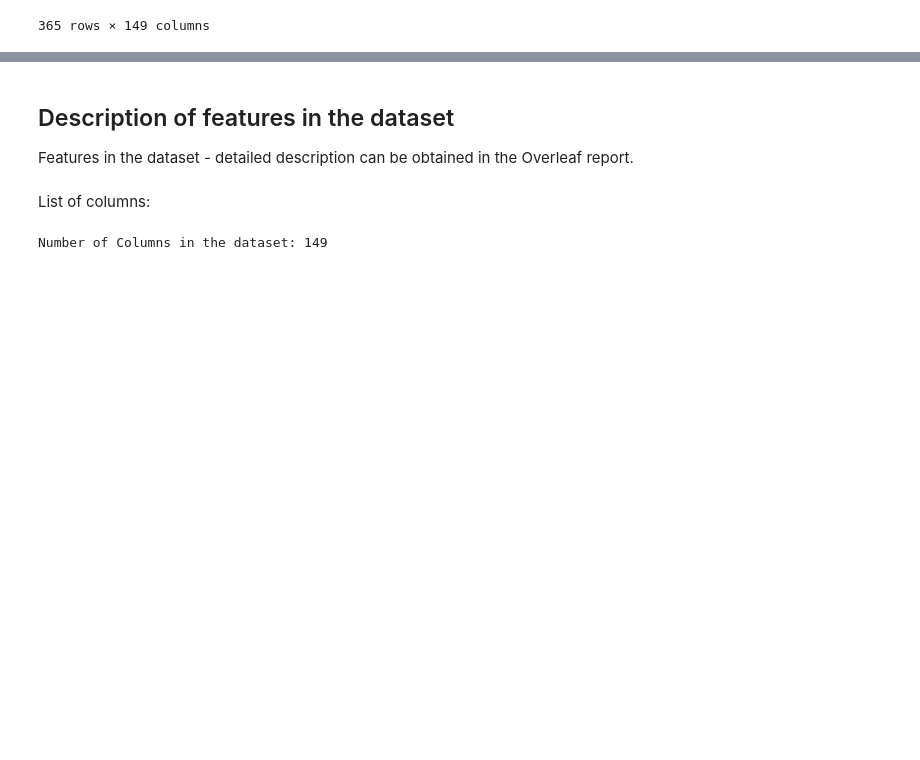
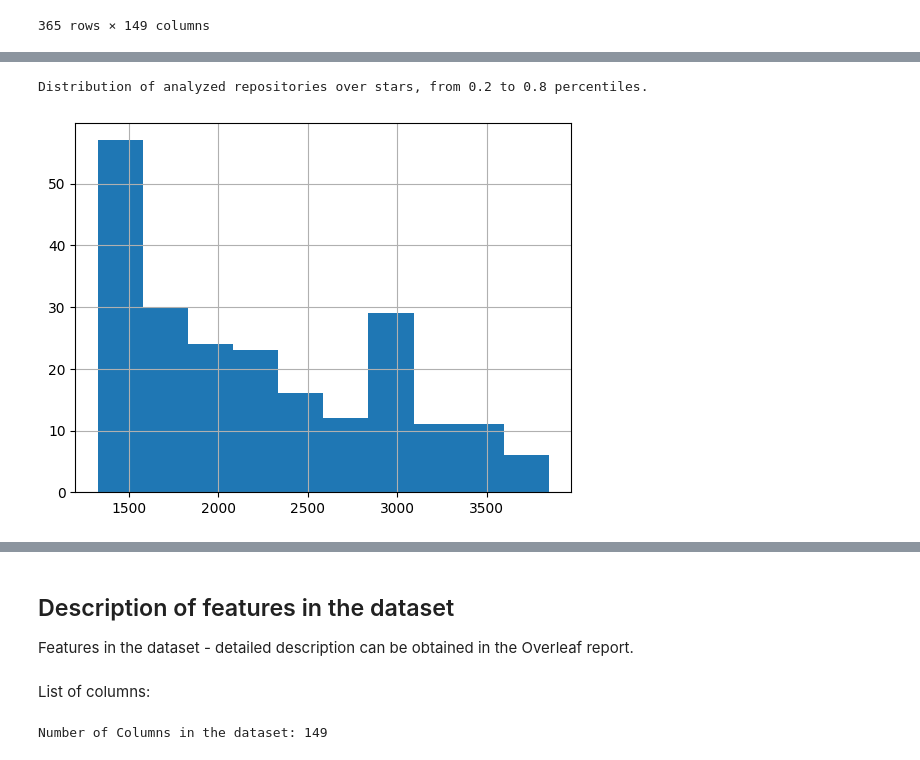
Before and after one commit to Glemhel/subsetter, a Jupyter notebook: Subsetter.ipynb, the cells around one changed output, grey strips where cells are left out. Drawn from its saved outputs; the diff is of its cells as text; code cells hidden in the pictures; blank space fills up the shorter version.

Commit message:
repositories statistics

```diff
--- a/Subsetter.ipynb
+++ b/Subsetter.ipynb
@@ -68,0 +71,3 @@ df
+# %%
+df_repo = df[['repo.stars', 'repo.size']]
+df_repo
@@ -68,0 +102,6 @@ df
+# %%
+df_repo[(df_repo['repo.stars'] < df_repo['repo.stars'].quantile(.8)) & (df_repo['repo.stars'] > df_repo['repo.stars'].quantile(.2))]['repo.stars'].hist();
+print('Distribution of analyzed repositories over stars, from 0.2 to 0.8 percentiles.')
+# %% [output]
+Distribution of analyzed repositories over stars, from 0.2 to 0.8 percentiles.
+[figure, added]
```
Also changed, not shown: parts of 4 cells of this notebook.
